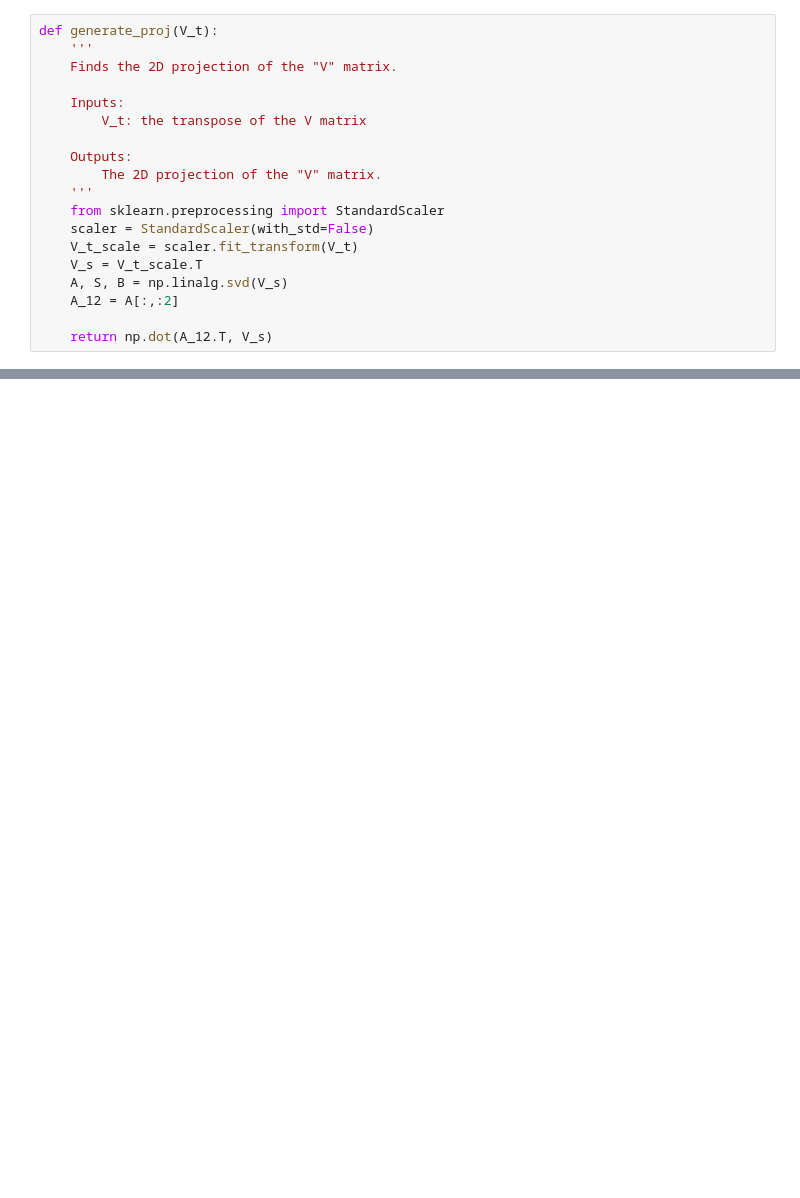
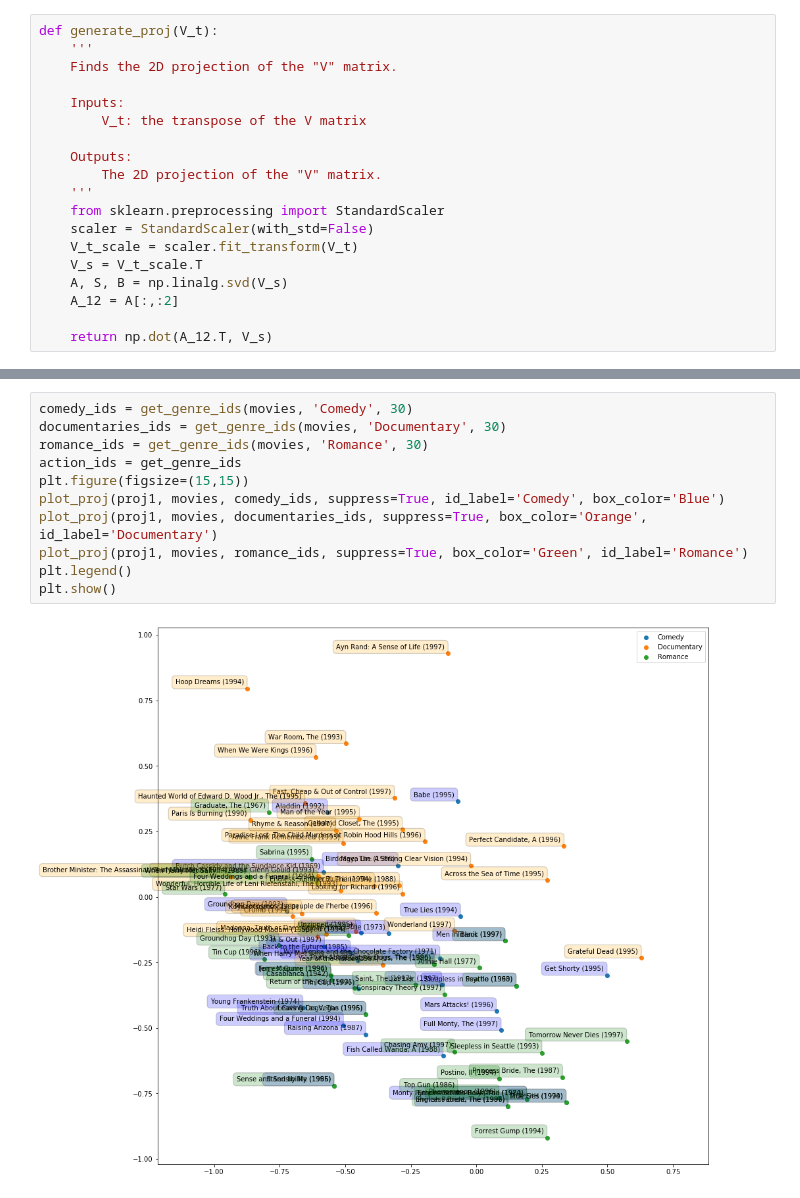
Before and after one commit to zhenchristopher/155_proj2, a Jupyter notebook: David/Set5.ipynb, the cells around one changed output, grey strips where cells are left out. Drawn from its saved outputs; the diff is of its cells as text; blank space fills up the shorter version.

```diff
--- a/David/Set5.ipynb
+++ b/David/Set5.ipynb
@@ -356,0 +296,13 @@ plt.show()
+# %%
+comedy_ids = get_genre_ids(movies, 'Comedy', 30)
+documentaries_ids = get_genre_ids(movies, 'Documentary', 30)
+romance_ids = get_genre_ids(movies, 'Romance', 30)
+action_ids = get_genre_ids
+plt.figure(figsize=(15,15))
+plot_proj(proj1, movies, comedy_ids, suppress=True, id_label='Comedy', box_color='Blue')
+plot_proj(proj1, movies, documentaries_ids, suppress=True, box_color='Orange', id_label='Documentary')
+plot_proj(proj1, movies, romance_ids, suppress=True, box_color='Green', id_label='Romance')
+plt.legend()
+plt.show()
+# %% [output]
+[figure, added]
```
Also changed, not shown: parts of 6 cells of this notebook, 1 other file.
